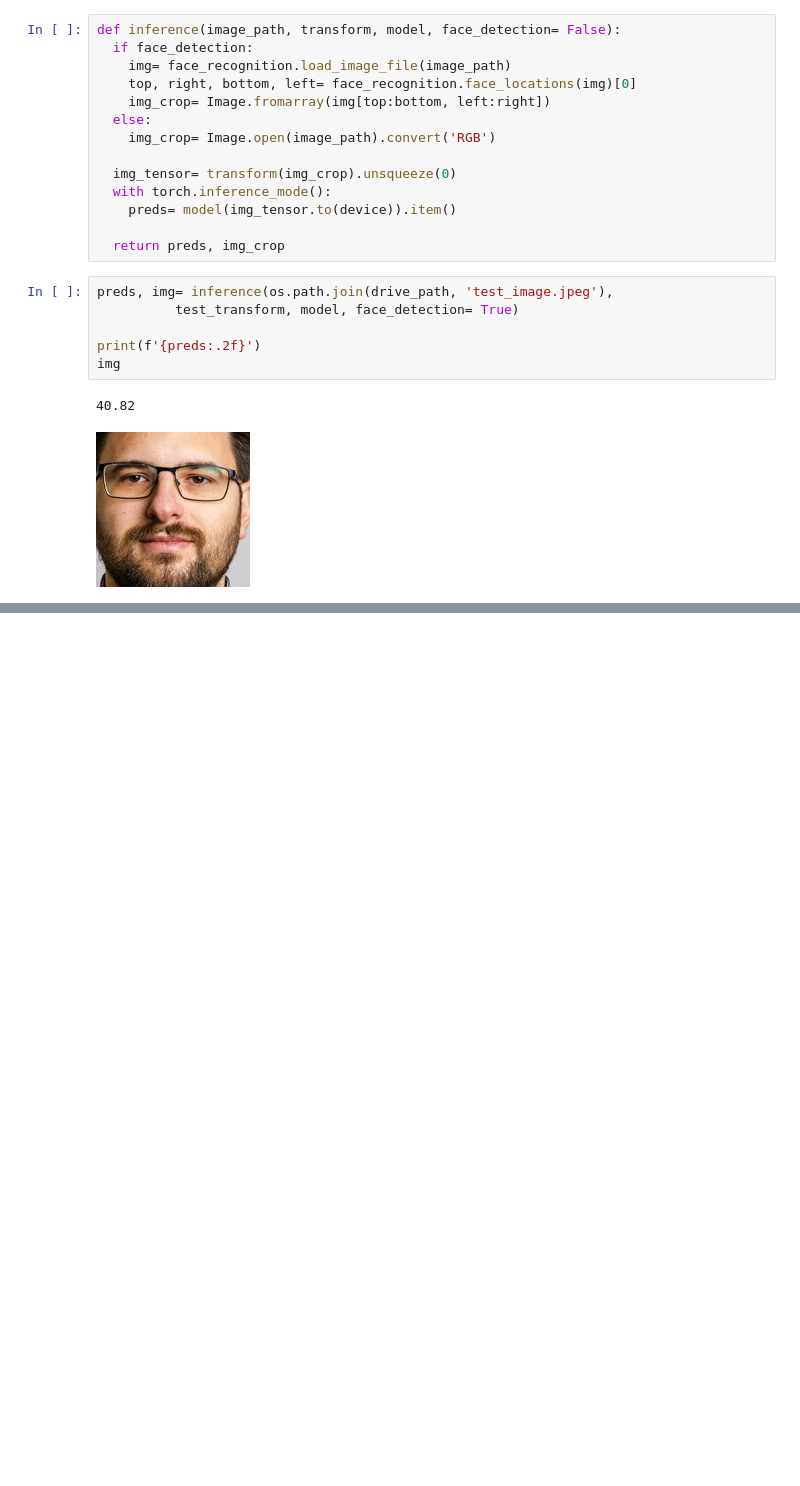
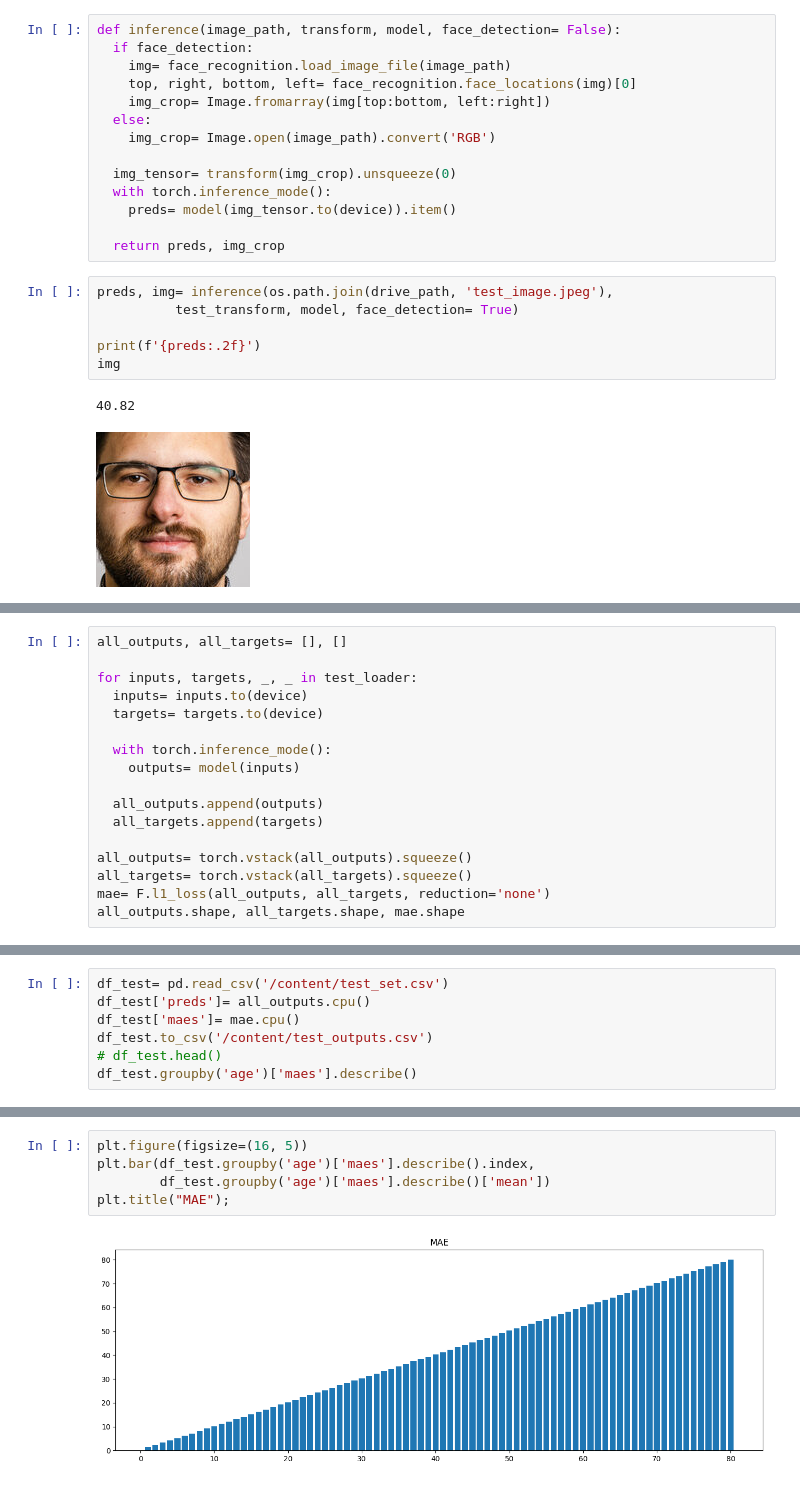
Before and after one commit to Amir-Hofo/Age_Gender_Race_Estimation_with_Resnet, a Jupyter notebook: Age_Gender_Race_Estimation_with_Resnet50.ipynb, the cells around one changed output, grey strips where cells are left out. Saved outputs shown, nothing was run; the diff lists cells and outputs as text; blank space fills up the shorter version.

```diff
--- a/Age_Gender_Race_Estimation_with_Resnet50.ipynb
+++ b/Age_Gender_Race_Estimation_with_Resnet50.ipynb
@@ -710,0 +709,17 @@ img
+# %%
+all_outputs, all_targets= [], []
+
+for inputs, targets, _, _ in test_loader:
+  inputs= inputs.to(device)
+  targets= targets.to(device)
+
+  with torch.inference_mode():
+    outputs= model(inputs)
+
+  all_outputs.append(outputs)
+  all_targets.append(targets)
+
+all_outputs= torch.vstack(all_outputs).squeeze()
+all_targets= torch.vstack(all_targets).squeeze()
+mae= F.l1_loss(all_outputs, all_targets, reduction='none')
+all_outputs.shape, all_targets.shape, mae.shape
@@ -710,0 +728,7 @@ img
+# %%
+df_test= pd.read_csv('/content/test_set.csv')
+df_test['preds']= all_outputs.cpu()
+df_test['maes']= mae.cpu()
+df_test.to_csv('/content/test_outputs.csv')
+# df_test.head()
+df_test.groupby('age')['maes'].describe()
@@ -710,0 +750,7 @@ img
+# %%
+plt.figure(figsize=(16, 5))
+plt.bar(df_test.groupby('age')['maes'].describe().index,
+        df_test.groupby('age')['maes'].describe()['mean'])
+plt.title("MAE");
+# %% [output]
+[figure, added]
```
Also changed, not shown: parts of 27 cells of this notebook, 2 other files.
